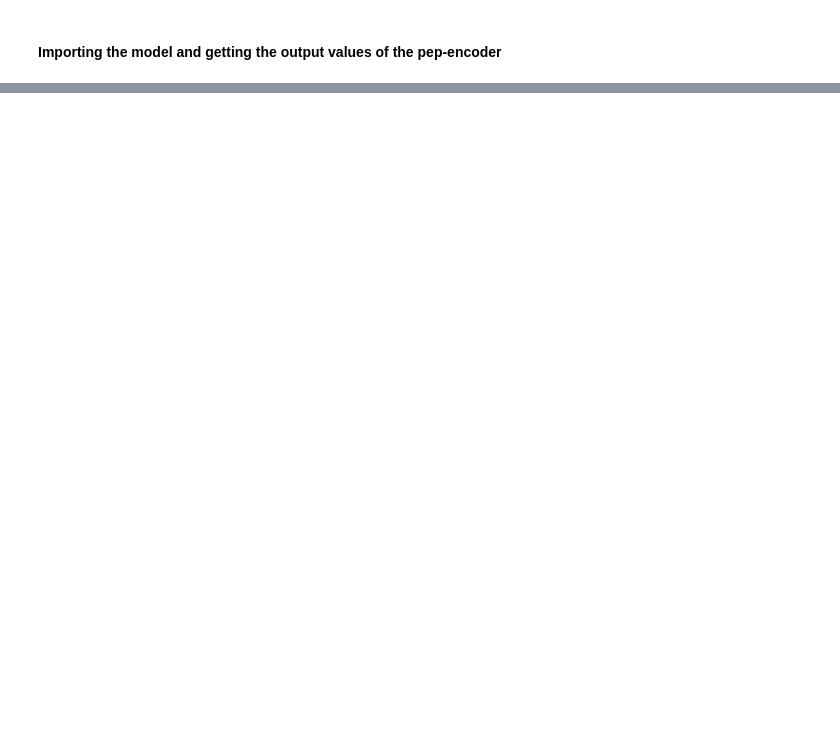
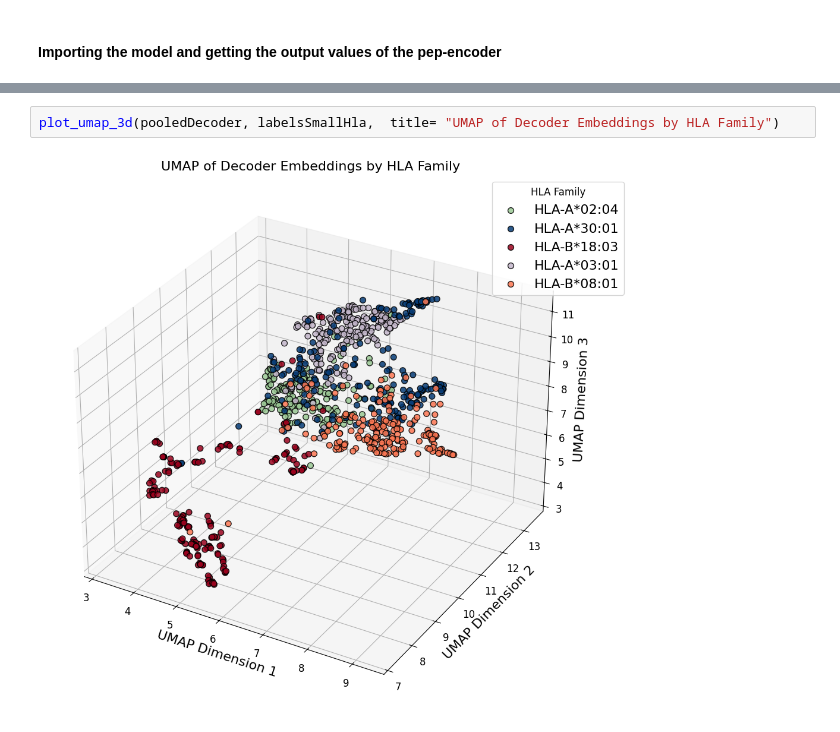
Before and after one commit to Felipepuiggarimedici/Fine-Tuned-TransMut, a Jupyter notebook: clusters.ipynb, the cells around one changed output, grey strips where cells are left out. Drawn from its saved outputs; the diff is of its cells as text; blank space fills up the shorter version.

```diff
--- a/clusters.ipynb
+++ b/clusters.ipynb
@@ -102,0 +235,4 @@ plot_umap_3d(pooled, labelsSmallHla)
+# %%
+plot_umap_3d(pooledDecoder, labelsSmallHla,  title= "UMAP of Decoder Embeddings by HLA Family")
+# %% [output]
+[figure, added]
```
Also changed, not shown: parts of 18 cells of this notebook.
